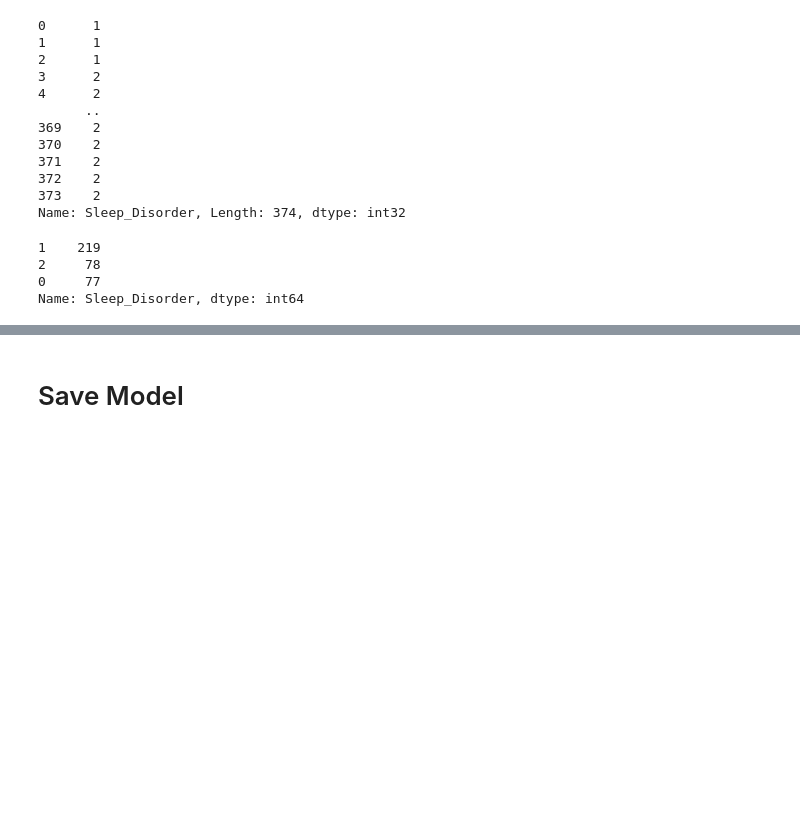
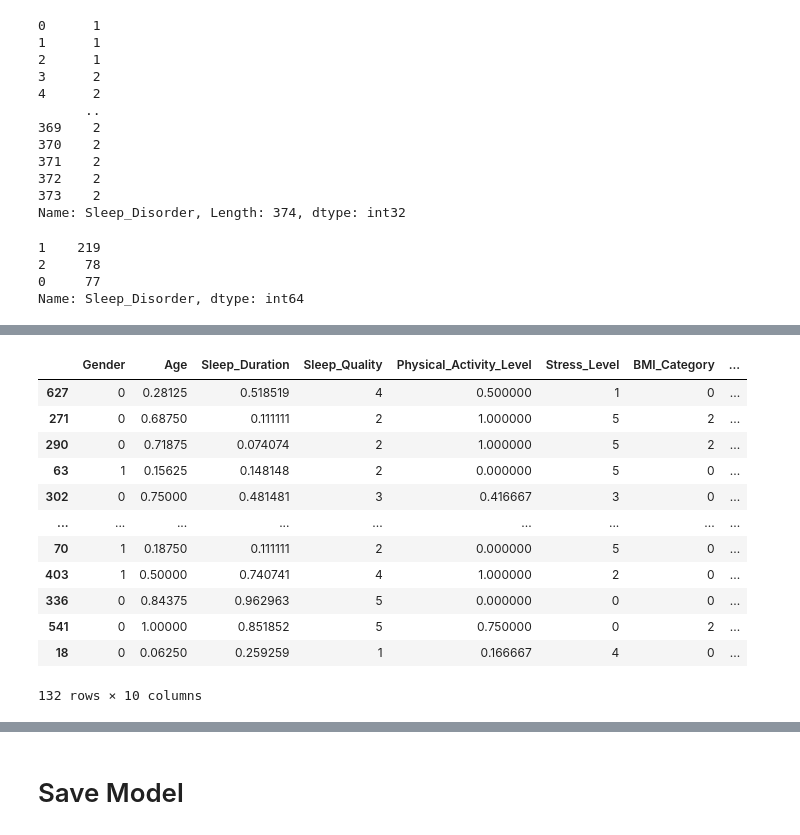
Before and after one commit to w0n0g1ren/Nyenyak, a Jupyter notebook: capstone_ml.ipynb, the cells around one changed output, grey strips where cells are left out. Saved outputs shown, nothing was run; the diff lists cells and outputs as text; code cells hidden in the pictures; blank space fills up the shorter version.

```diff
--- a/capstone_ml.ipynb
+++ b/capstone_ml.ipynb
@@ -531,0 +553,16 @@ X_train.shape, X_test.shape, y_train.shape, y_test.shape
+# %%
+X_test
+# %% [output]
+|  | Gender | Age | Sleep_Duration | Sleep_Quality | Physical_Activity_Level | Stress_Level | BMI_Category | ... |
+| 627 | 0 | 0.28125 | 0.518519 | 4 | 0.500000 | 1 | 0 | ... |
+| 271 | 0 | 0.68750 | 0.111111 | 2 | 1.000000 | 5 | 2 | ... |
+| 290 | 0 | 0.71875 | 0.074074 | 2 | 1.000000 | 5 | 2 | ... |
+| 63 | 1 | 0.15625 | 0.148148 | 2 | 0.000000 | 5 | 0 | ... |
+| 302 | 0 | 0.75000 | 0.481481 | 3 | 0.416667 | 3 | 0 | ... |
+| ... | ... | ... | ... | ... | ... | ... | ... | ... |
+| 70 | 1 | 0.18750 | 0.111111 | 2 | 0.000000 | 5 | 0 | ... |
+| 403 | 1 | 0.50000 | 0.740741 | 4 | 1.000000 | 2 | 0 | ... |
+| 336 | 0 | 0.84375 | 0.962963 | 5 | 0.000000 | 0 | 0 | ... |
+| 541 | 0 | 1.00000 | 0.851852 | 5 | 0.750000 | 0 | 2 | ... |
+| 18 | 0 | 0.06250 | 0.259259 | 1 | 0.166667 | 4 | 0 | ... |
+132 rows × 10 columns
```
Also changed, not shown: parts of 17 cells of this notebook.
